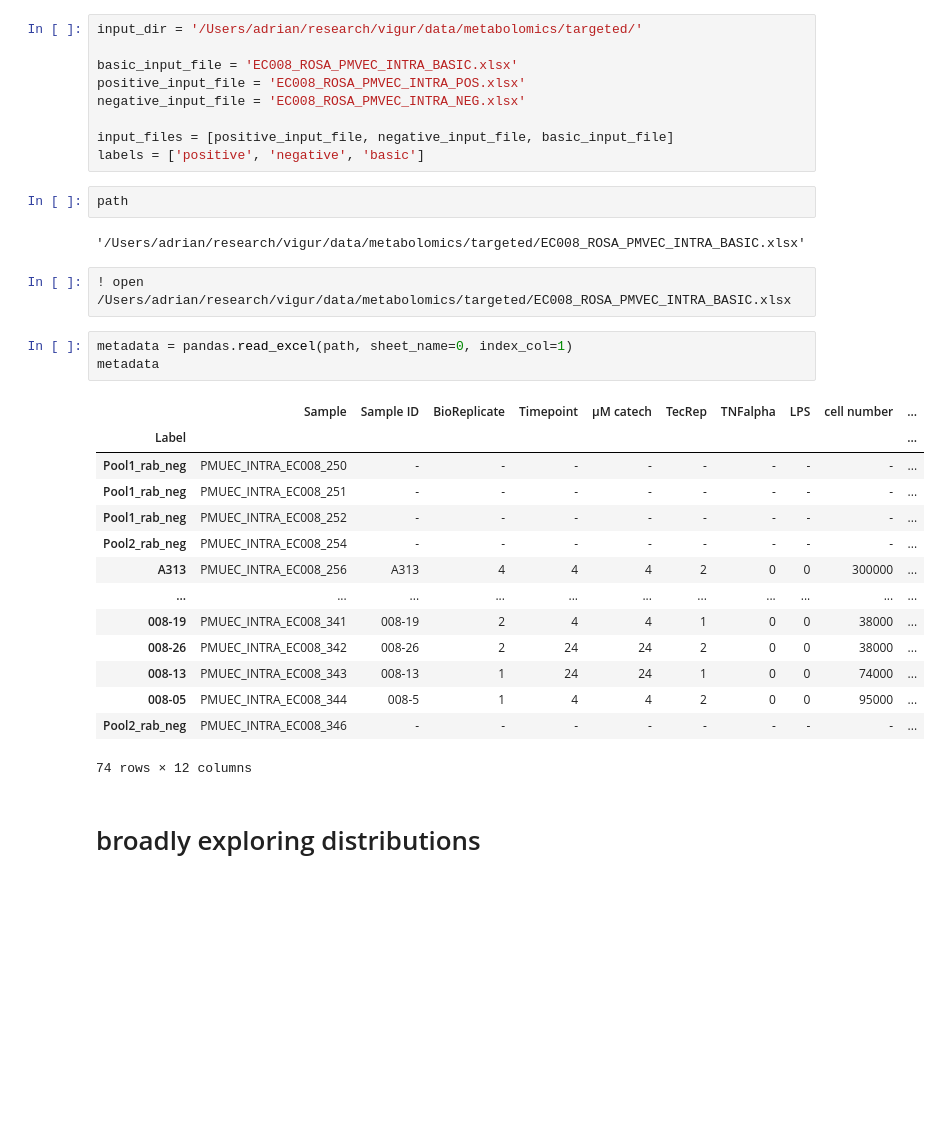
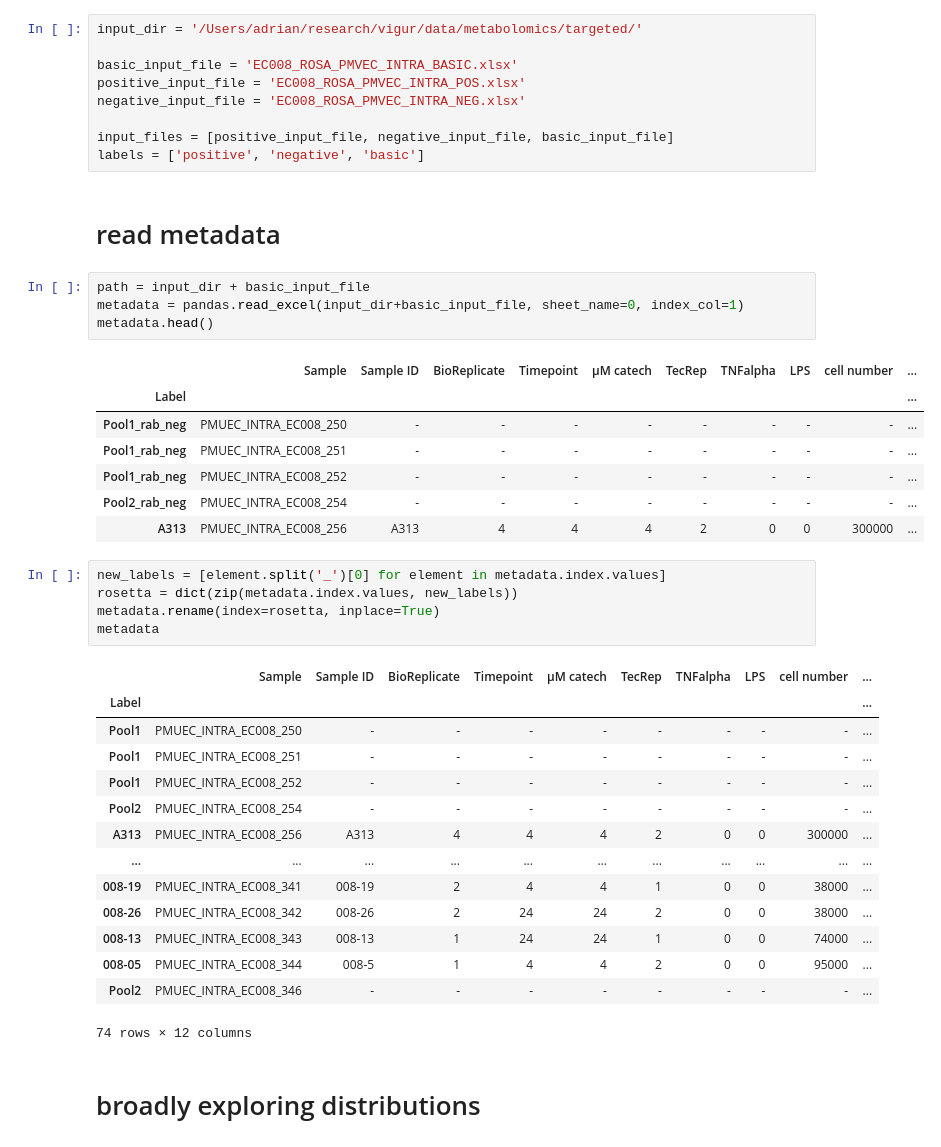
Before and after one commit to adelomana/vigur, a Jupyter notebook: metabolomics/targeted/targeted_metabolomics_analysis.ipynb, the cells around one changed output. Drawn from its saved outputs; the diff is of its cells as text; blank space fills up the shorter version.

```diff
--- a/metabolomics/targeted/targeted_metabolomics_analysis.ipynb
+++ b/metabolomics/targeted/targeted_metabolomics_analysis.ipynb
@@ -21,30 +21,40 @@ negative_input_file = 'EC008_ROSA_PMVEC_INTRA_NEG.xlsx'
 
 input_files = [positive_input_file, negative_input_file, basic_input_file]
 labels = ['positive', 'negative', 'basic']
-# %%
-path
-# %% [output]
-'/Users/adrian/research/vigur/data/metabolomics/targeted/EC008_ROSA_PMVEC_INTRA_BASIC.xlsx'
-# %%
-! open /Users/adrian/research/vigur/data/metabolomics/targeted/EC008_ROSA_PMVEC_INTRA_BASIC.xlsx
+# %% [markdown]
+# read metadata
 # %%
-metadata = pandas.read_excel(path, sheet_name=0, index_col=1)
-metadata
+path = input_dir + basic_input_file
+metadata = pandas.read_excel(input_dir+basic_input_file, sheet_name=0, index_col=1)
+metadata.head()
 # %% [output]
 |  | Sample | Sample ID | BioReplicate | Timepoint | µM catech | TecRep | TNFalpha | LPS | cell number | ... |
 | Label |  |  |  |  |  |  |  |  |  | ... |
 | Pool1_rab_neg | PMUEC_INTRA_EC008_250 | - | - | - | - | - | - | - | - | ... |
 | Pool1_rab_neg | PMUEC_INTRA_EC008_251 | - | - | - | - | - | - | - | - | ... |
 | Pool1_rab_neg | PMUEC_INTRA_EC008_252 | - | - | - | - | - | - | - | - | ... |
 | Pool2_rab_neg | PMUEC_INTRA_EC008_254 | - | - | - | - | - | - | - | - | ... |
 | A313 | PMUEC_INTRA_EC008_256 | A313 | 4 | 4 | 4 | 2 | 0 | 0 | 300000 | ... |
-| ... | ... | ... | ... | ... | ... | ... | ... | ... | ... | ... |
-| 008-19 | PMUEC_INTRA_EC008_341 | 008-19 | 2 | 4 | 4 | 1 | 0 | 0 | 38000 | ... |
-| 008-26 | PMUEC_INTRA_EC008_342 | 008-26 | 2 | 24 | 24 | 2 | 0 | 0 | 38000 | ... |
-| 008-13 | PMUEC_INTRA_EC008_343 | 008-13 | 1 | 24 | 24 | 1 | 0 | 0 | 74000 | ... |
-| 008-05 | PMUEC_INTRA_EC008_344 | 008-5 | 1 | 4 | 4 | 2 | 0 | 0 | 95000 | ... |
-| Pool2_rab_neg | PMUEC_INTRA_EC008_346 | - | - | - | - | - | - | - | - | ... |
-74 rows × 12 columns
+# %%
+new_labels = [element.split('_')[0] for element in metadata.index.values]
+rosetta = dict(zip(metadata.index.values, new_labels))
+metadata.rename(index=rosetta, inplace=True)
+metadata
+# %% [output]
+|  | Sample | Sample ID | BioReplicate | Timepoint | µM catech | TecRep | TNFalpha | LPS | cell number | ... |
+| Label |  |  |  |  |  |  |  |  |  | ... |
+| Pool1 | PMUEC_INTRA_EC008_250 | - | - | - | - | - | - | - | - | ... |
+| Pool1 | PMUEC_INTRA_EC008_251 | - | - | - | - | - | - | - | - | ... |
+| Pool1 | PMUEC_INTRA_EC008_252 | - | - | - | - | - | - | - | - | ... |
+| Pool2 | PMUEC_INTRA_EC008_254 | - | - | - | - | - | - | - | - | ... |
+| A313 | PMUEC_INTRA_EC008_256 | A313 | 4 | 4 | 4 | 2 | 0 | 0 | 300000 | ... |
+| ... | ... | ... | ... | ... | ... | ... | ... | ... | ... | ... |
+| 008-19 | PMUEC_INTRA_EC008_341 | 008-19 | 2 | 4 | 4 | 1 | 0 | 0 | 38000 | ... |
+| 008-26 | PMUEC_INTRA_EC008_342 | 008-26 | 2 | 24 | 24 | 2 | 0 | 0 | 38000 | ... |
+| 008-13 | PMUEC_INTRA_EC008_343 | 008-13 | 1 | 24 | 24 | 1 | 0 | 0 | 74000 | ... |
+| 008-05 | PMUEC_INTRA_EC008_344 | 008-5 | 1 | 4 | 4 | 2 | 0 | 0 | 95000 | ... |
+| Pool2 | PMUEC_INTRA_EC008_346 | - | - | - | - | - | - | - | - | ... |
+74 rows × 12 columns
 # %% [markdown]
 # broadly exploring distributions
 # %%
```
Also changed, not shown: parts of 7 cells of this notebook.
